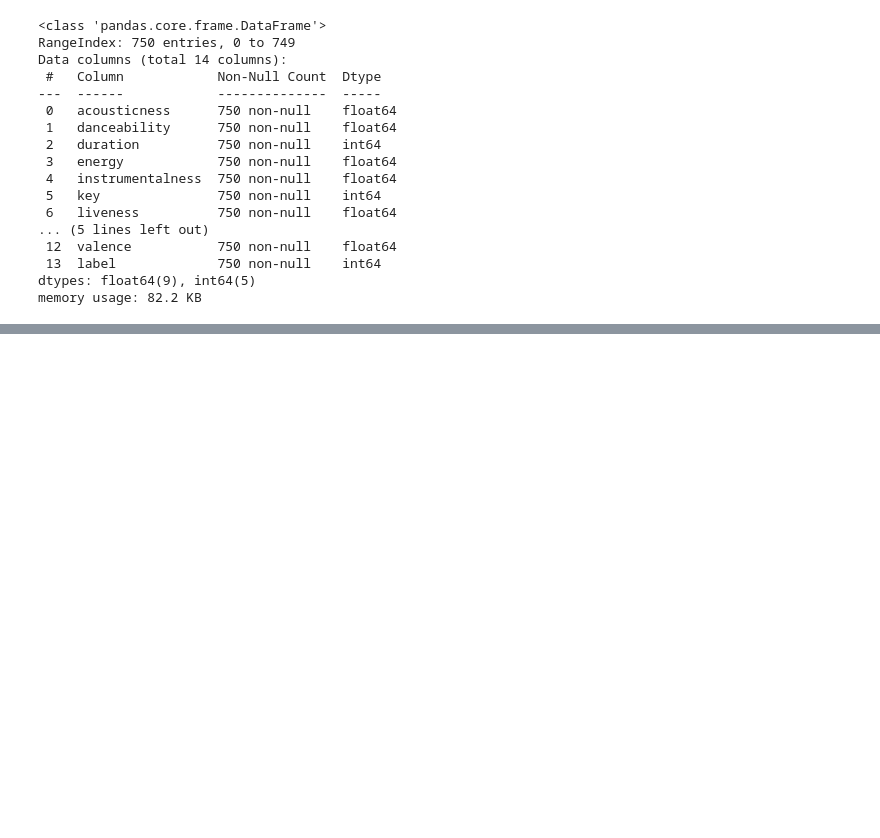
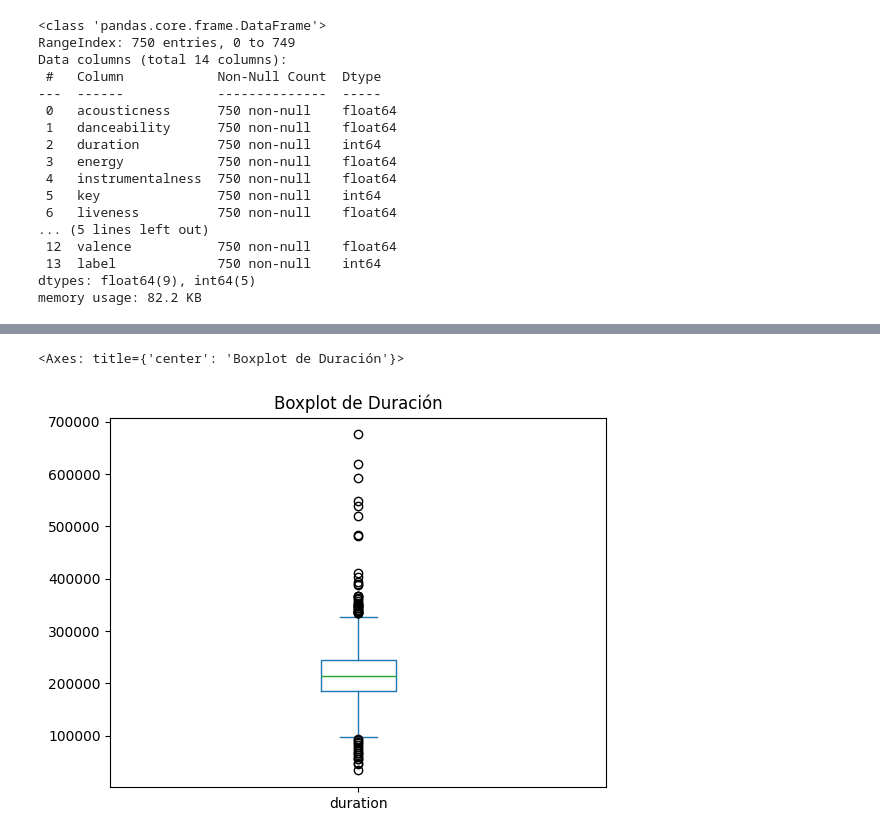
Before and after one commit to Lucass12345/AdD_TP_Final, a Jupyter notebook: TP_Final.ipynb, the cells around one changed output, grey strips where cells are left out. Saved outputs shown, nothing was run; the diff lists cells and outputs as text; code cells hidden in the pictures; blank space fills up the shorter version.

```diff
--- a/TP_Final.ipynb
+++ b/TP_Final.ipynb
@@ -28,0 +204,5 @@ df.shape
+# %%
+df['duration'].plot(kind='box', title='Boxplot de Duración')
+# %% [output]
+<Axes: title={'center': 'Boxplot de Duración'}>
+[figure, added]
```
Also changed, not shown: parts of 18 cells of this notebook, 2 other files.
